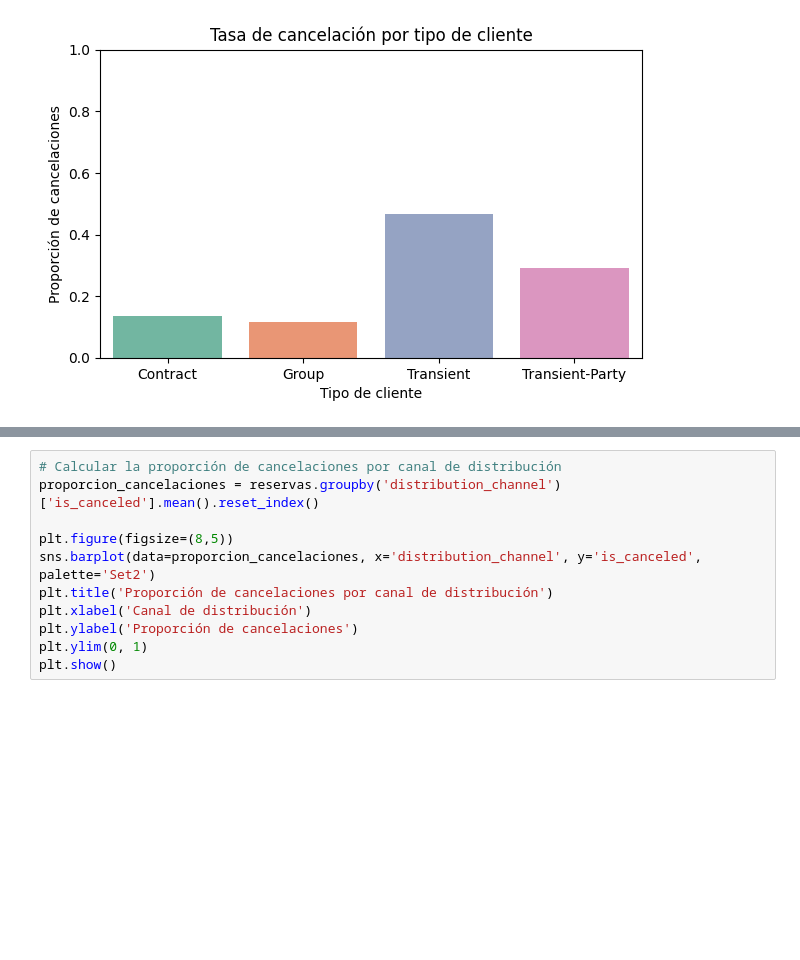
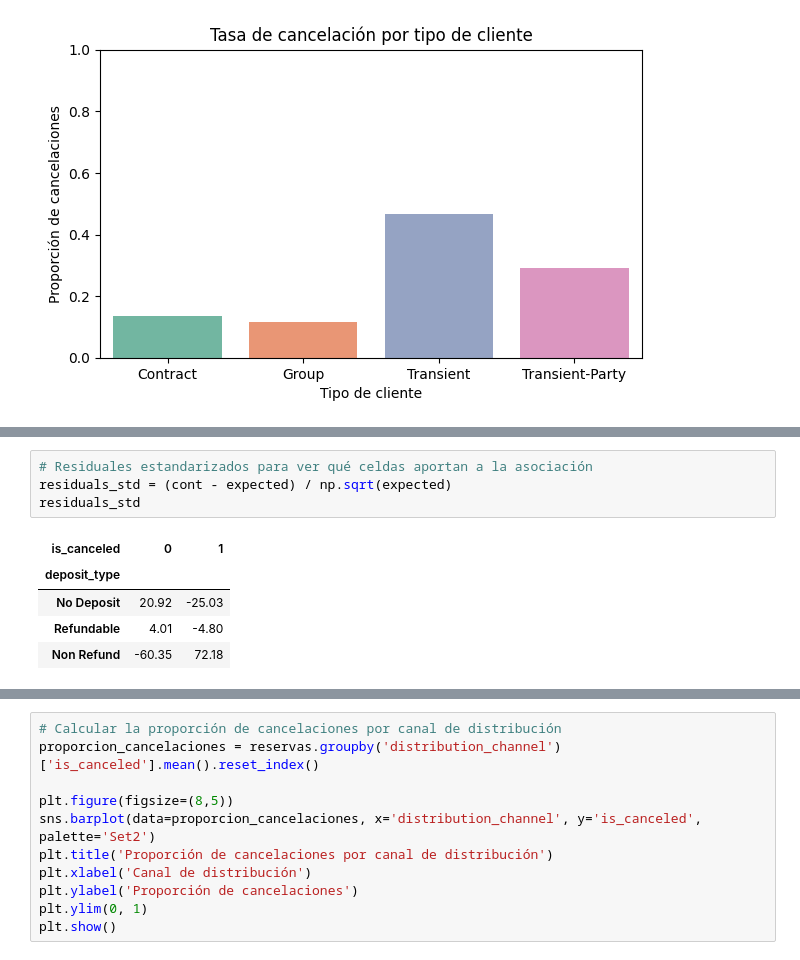
Before and after one commit to LauraRuales/Ciencia-de-datos, a Jupyter notebook: taller1.ipynb, the cells around one changed output, grey strips where cells are left out. Cells and saved outputs as stored; diff of their text form; blank space fills up the shorter version.

```diff
--- a/taller1.ipynb
+++ b/taller1.ipynb
@@ -217,0 +278,10 @@ Passing `palette` without assigning `hue` is deprecated and will be removed in v
+# %%
+# Residuales estandarizados para ver qué celdas aportan a la asociación
+residuals_std = (cont - expected) / np.sqrt(expected)
+residuals_std
+# %% [output]
+| is_canceled | 0 | 1 |
+| deposit_type |  |  |
+| No Deposit | 20.92 | -25.03 |
+| Refundable | 4.01 | -4.80 |
+| Non Refund | -60.35 | 72.18 |
```
Also changed, not shown: parts of 9 cells of this notebook.
